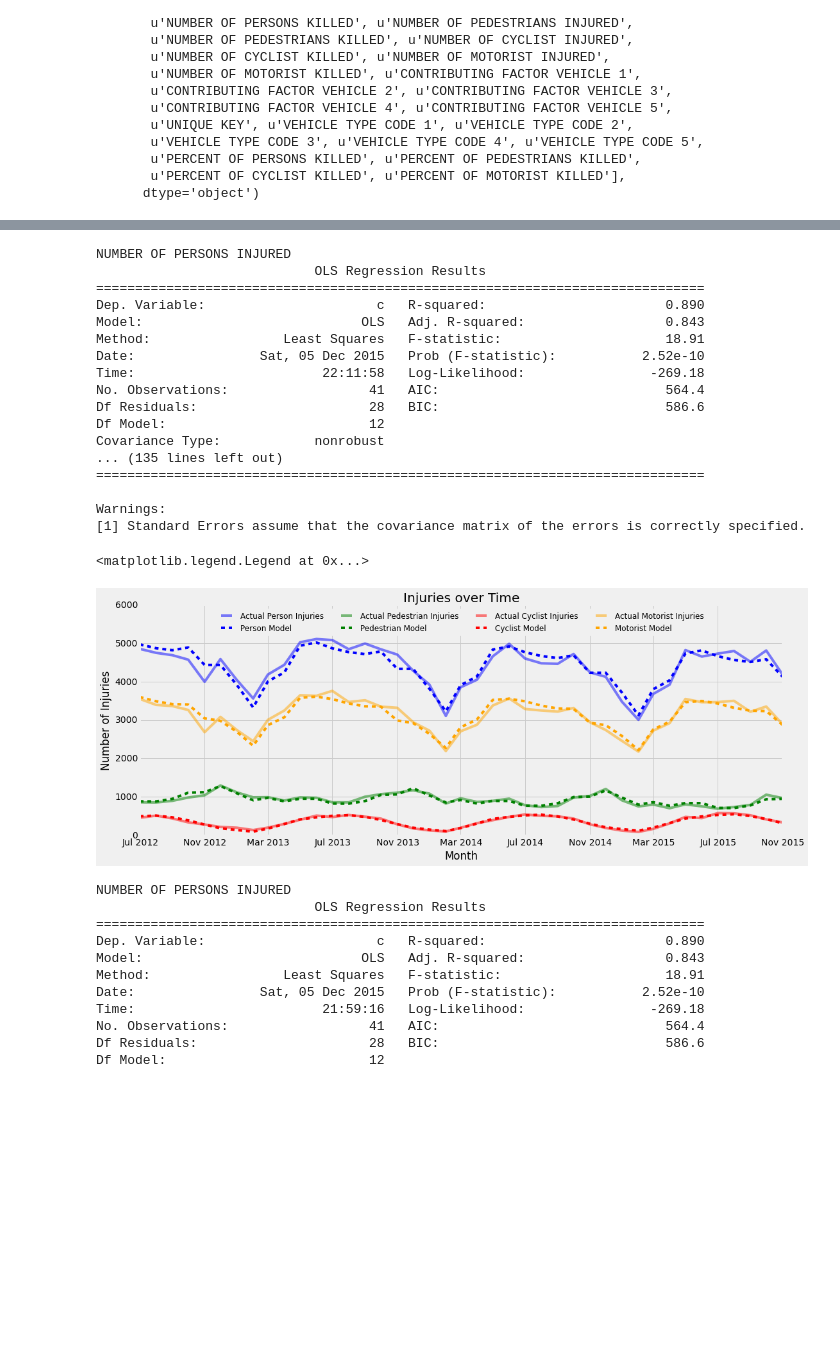
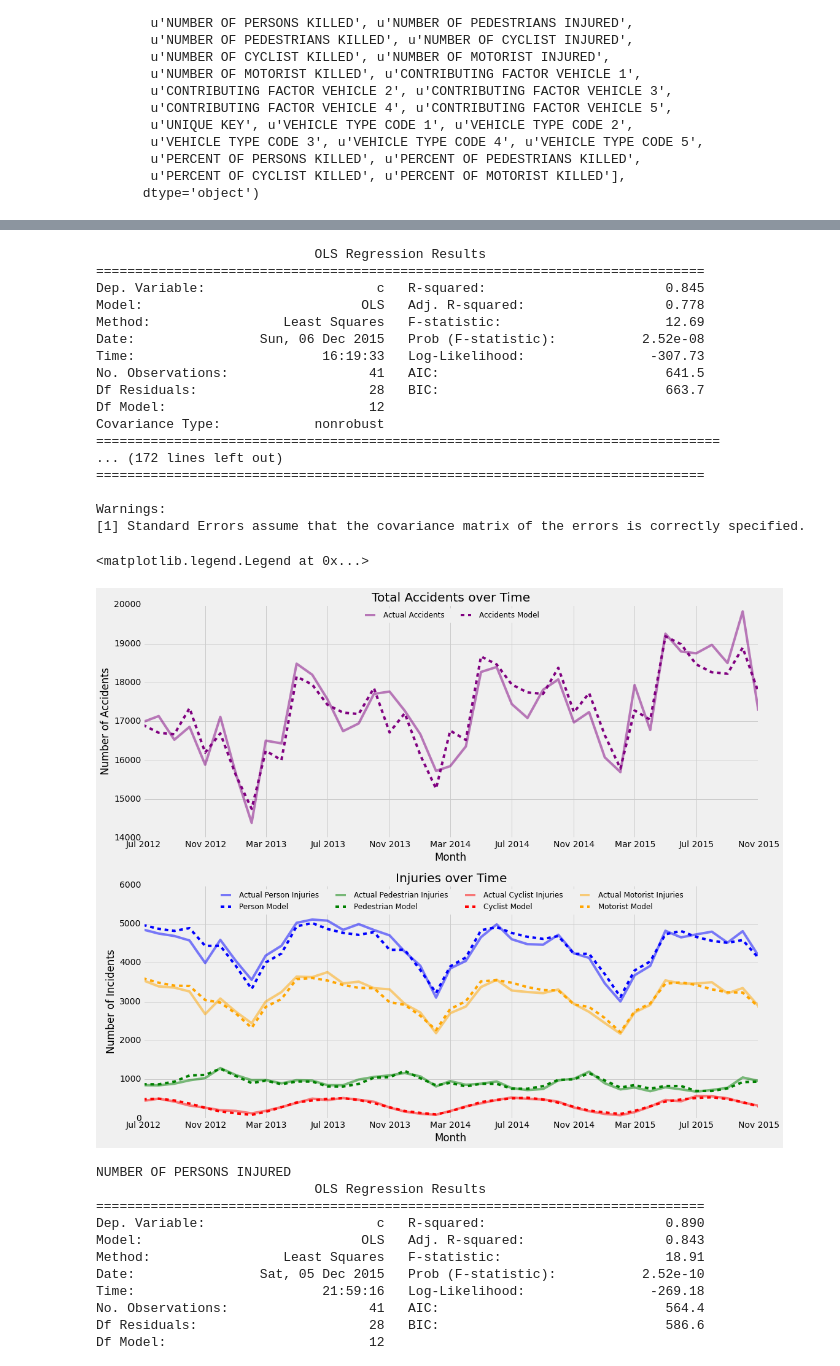
Before and after one commit to afcarl/civic_ps3, a Jupyter notebook: Time Series (Month).ipynb, the cells around one changed output, grey strips where cells are left out. Saved outputs shown, nothing was run; the diff lists cells and outputs as text; code cells hidden in the pictures; blank space fills up the shorter version.

```diff
--- a/Time Series (Month).ipynb
+++ b/Time Series (Month).ipynb
@@ -122,33 +140,54 @@ def doStuff02(col,label,ax,color):
 # %%
-figure, ax = pl.subplots(figsize=(16,6))
+figure, ((ax2),(ax)) = pl.subplots(figsize=(16,14), nrows=2, dpi=600)
+
+# Total Accidents
+agg = crashes.groupby('DATE').count()['month']
+months = crashes.groupby('DATE').mean()['month']
+x = np.unique(crashes['DATE'])
+
+color = 'purple'
+ax2.plot_date(x, agg, '-',color=color, alpha=.5, label='Actual Accidents')
+
+df = {'d': range(len(agg)), 'c': agg, 'm': months}
+mod = smf.ols(formula='c ~ d + C(m)', data = df).fit()
+print mod.summary()
+y = mod.predict(df)
+ax2.plot_date(x, y, '--',color=color, label='Accidents Model')
+
+ax2.set_title('Total Accidents over Time')
+ax2.set_ylabel('Number of Accidents')
+ax2.set_xlabel('Month')
+ax2.legend(fontsize=12,ncol=4,loc=9)
+
+# Injuries
 for col,label,color in injured_categories_2:
     doStuff02(col,label,ax,color)
 
 ax.set_title('Injuries over Time')
-ax.set_ylabel('Number of Injuries')
+ax.set_ylabel('Number of Incidents')
 ax.set_xlabel('Month')
 ax.legend(fontsize=12,ncol=4,loc=9)
 #ax.set_ylim([0,8000])
 # %% [output]
-NUMBER OF PERSONS INJURED
                             OLS Regression Results
 ==============================================================================
-Dep. Variable:                      c   R-squared:                       0.890
-Model:                            OLS   Adj. R-squared:                  0.843
-Method:                 Least Squares   F-statistic:                     18.91
-Date:                Sat, 05 Dec 2015   Prob (F-statistic):           2.52e-10
-Time:                        22:11:58   Log-Likelihood:                -269.18
-No. Observations:                  41   AIC:                             564.4
-Df Residuals:                      28   BIC:                             586.6
+Dep. Variable:                      c   R-squared:                       0.845
+Model:                            OLS   Adj. R-squared:                  0.778
+Method:                 Least Squares   F-statistic:                     12.69
+Date:                Sun, 06 Dec 2015   Prob (F-statistic):           2.52e-08
+Time:                        16:19:33   Log-Likelihood:                -307.73
+No. Observations:                  41   AIC:                             641.5
+Df Residuals:                      28   BIC:                             663.7
 Df Model:                          12
 Covariance Type:            nonrobust
-... (135 lines left out)
+================================================================================
+... (172 lines left out)
 ==============================================================================
 
 Warnings:
 [1] Standard Errors assume that the covariance matrix of the errors is correctly specified.
 <matplotlib.legend.Legend at 0x...>
-[figure, old version]
+[figure, new version]
 # %%
 def doStuff0(col):
     print
```
Also changed, not shown: parts of 7 cells of this notebook, 11 other files.
